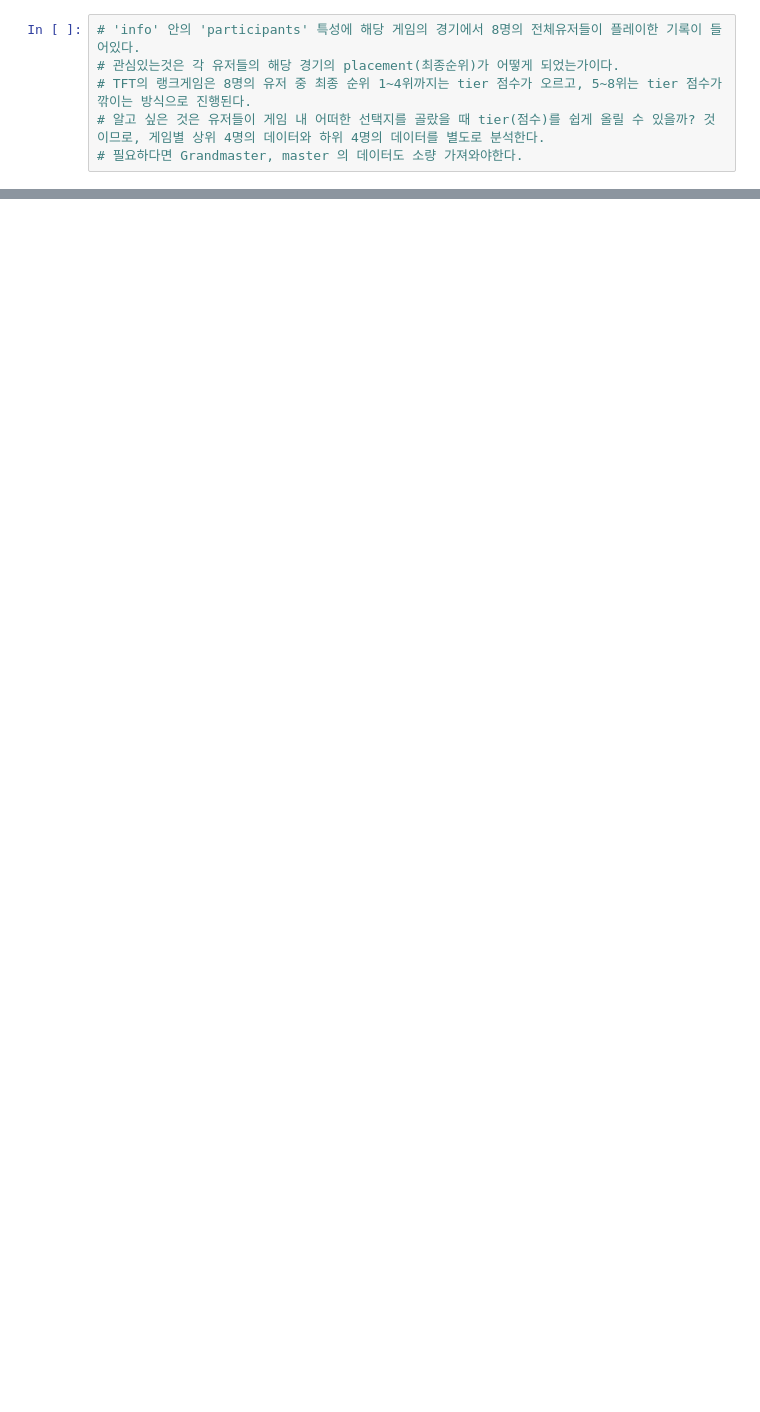
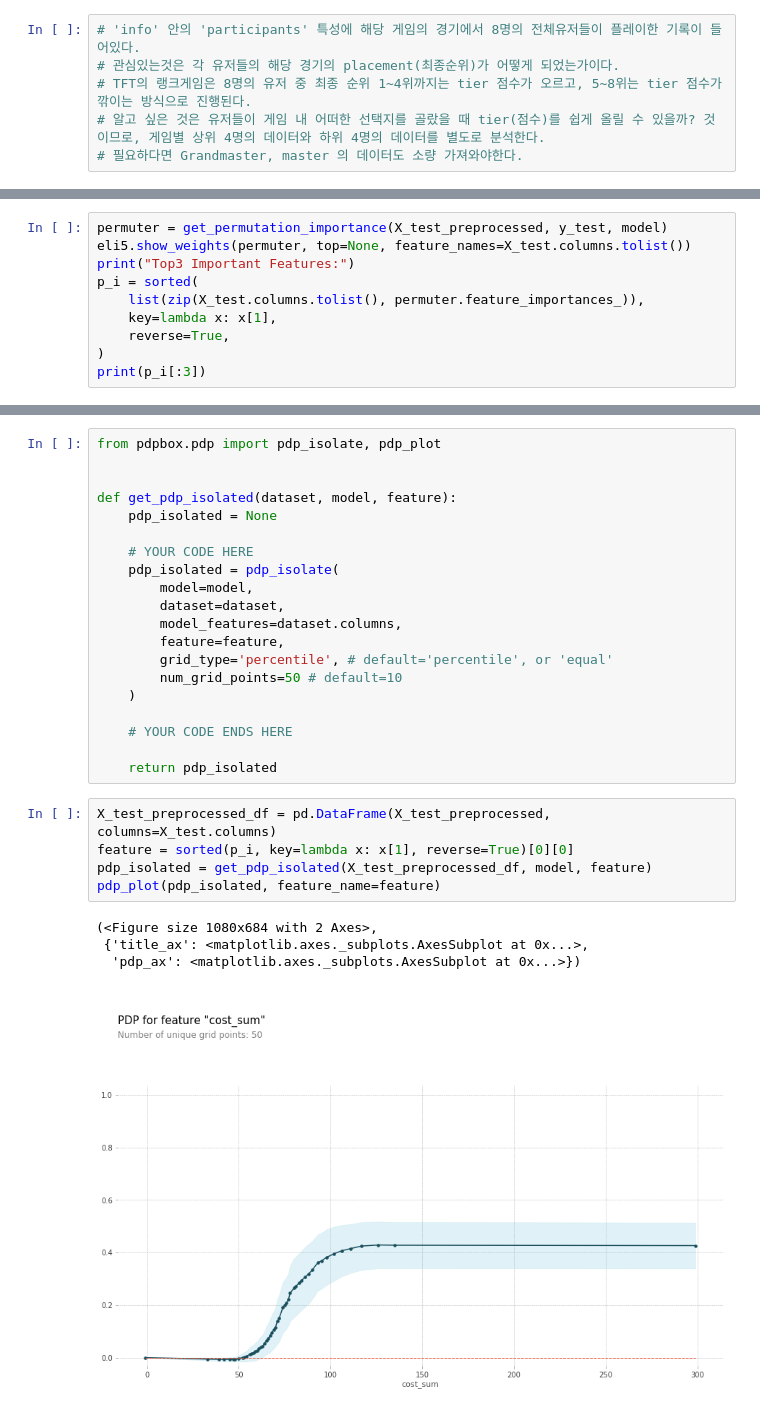
Before and after one commit to ysooch0819/Codestates-AIB-projects, a Jupyter notebook: Section2_project준비.ipynb, the cells around one changed output, grey strips where cells are left out. Cells and saved outputs as stored; diff of their text form; blank space fills up the shorter version.

```diff
--- a/Section2_project준비.ipynb
+++ b/Section2_project준비.ipynb
@@ -441,0 +331,10 @@ df.to_csv('test_df.csv', index=False)
+# %%
+permuter = get_permutation_importance(X_test_preprocessed, y_test, model)
+eli5.show_weights(permuter, top=None, feature_names=X_test.columns.tolist())
+print("Top3 Important Features:")
+p_i = sorted(
+    list(zip(X_test.columns.tolist(), permuter.feature_importances_)),
+    key=lambda x: x[1],
+    reverse=True,
+)
+print(p_i[:3])
@@ -441,0 +373,30 @@ df.to_csv('test_df.csv', index=False)
+# %%
+from pdpbox.pdp import pdp_isolate, pdp_plot
+
+
+def get_pdp_isolated(dataset, model, feature):
+    pdp_isolated = None
+
+    # YOUR CODE HERE
+    pdp_isolated = pdp_isolate(
+        model=model,
+        dataset=dataset,
+        model_features=dataset.columns,
+        feature=feature,
+        grid_type='percentile', # default='percentile', or 'equal'
+        num_grid_points=50 # default=10
+    )
+
+    # YOUR CODE ENDS HERE
+
+    return pdp_isolated
+# %%
+X_test_preprocessed_df = pd.DataFrame(X_test_preprocessed, columns=X_test.columns)
+feature = sorted(p_i, key=lambda x: x[1], reverse=True)[0][0]
+pdp_isolated = get_pdp_isolated(X_test_preprocessed_df, model, feature)
+pdp_plot(pdp_isolated, feature_name=feature)
+# %% [output]
+(<Figure size 1080x684 with 2 Axes>,
+ {'title_ax': <matplotlib.axes._subplots.AxesSubplot at 0x...>,
+  'pdp_ax': <matplotlib.axes._subplots.AxesSubplot at 0x...>})
+[figure, added]
```
Also changed, not shown: parts of 80 cells of this notebook.
